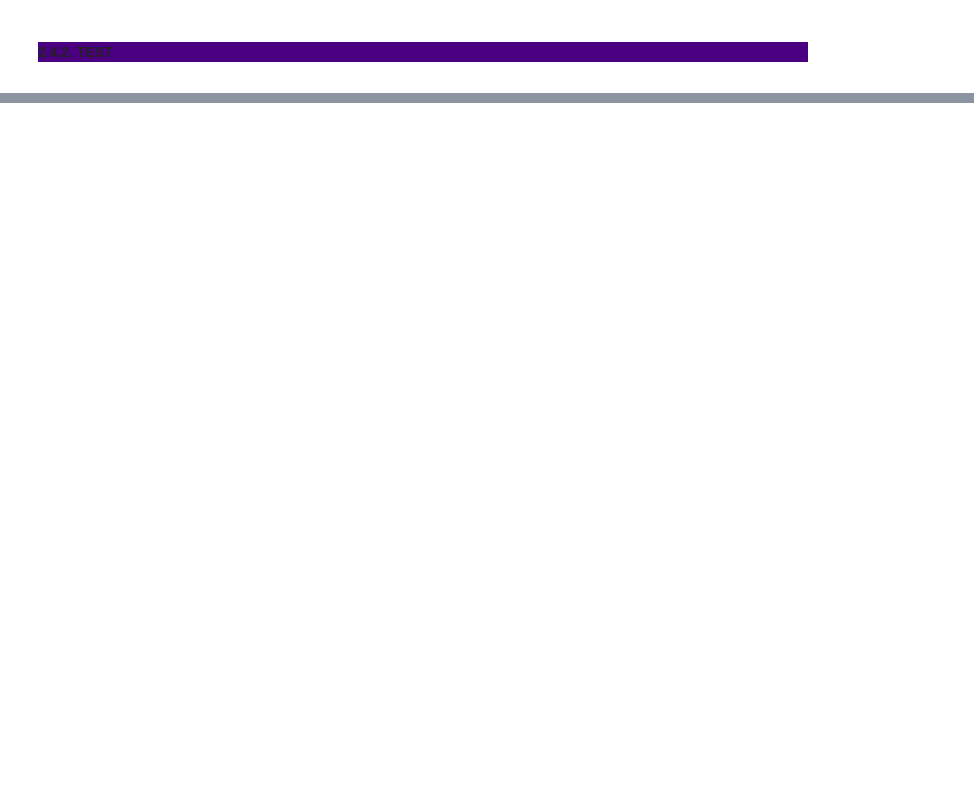
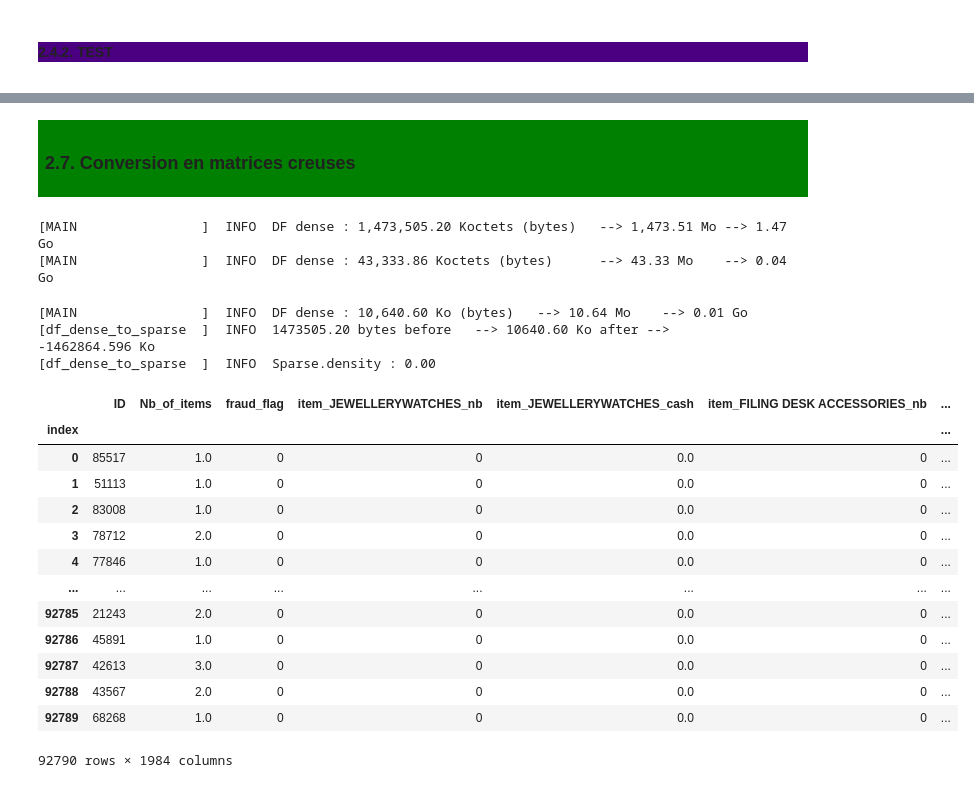
Before and after one commit to aurao22/projet_bnp_paribas_fraudeurs, a Jupyter notebook: bnp_paribas_pre_processing.ipynb, the cells around one changed output, grey strips where cells are left out. Cells and saved outputs as stored; diff of their text form; code cells hidden in the pictures; blank space fills up the shorter version.

```diff
--- a/bnp_paribas_pre_processing.ipynb
+++ b/bnp_paribas_pre_processing.ipynb
@@ -588,0 +264,2 @@ dataset_test_encoded_light
+# %%
+add_item_group = 1
@@ -588,0 +274,13 @@ dataset_test_encoded_light
+# %%
+# 40,4 sec de traitement pour test
+file_name=DATASET_FILES_NAMES.get("dataset_encoded")
+save_file_path = join(data_set_path, file_name_start, file_name)
+
+# 1. Ajouter les groupes pour les items
+if verbose>1: debug(short_name, f"STEP 4 => Group items")
+with_drop= 1 if add_item_group == 2 else 0
+f_name = save_file_path.replace(".csv", f'_groups.csv')
+dataset_encoded = add_item_group_datas_to_features(df=dataset_encoded,data_set_path=f_name, with_drop=with_drop, verbose=verbose)
+if verbose>0:
+    info(short_name, f"STEP 4 => Group items {surligne_text('DONE')}")
+print(dataset_encoded.shape)
@@ -588,0 +398,33 @@ dataset_test_encoded_light
+# %% [markdown]
+<div style="display: flex; background-color: Green; padding: 7px;" >
+
+### 2.7. Conversion en matrices creuses
+</div>
+# %%
+# 0. Etat initial en mémoire
+dataset_encoded_memory = df_memory(df=dataset_encoded, verbose=verbose)
+dataset_test_encoded_memory = df_memory(df=dataset_test_encoded, verbose=verbose)
+# %% [output]
+[MAIN                ]  INFO  DF dense : 1,473,505.20 Koctets (bytes)   --> 1,473.51 Mo --> 1.47 Go
+[MAIN                ]  INFO  DF dense : 43,333.86 Koctets (bytes)      --> 43.33 Mo    --> 0.04 Go
+# %%
+dataset_encoded_sparse1 = df_dense_to_sparse(dataset_encoded, verbose=verbose)
+dataset_encoded_sparse1
+# %% [output]
+[MAIN                ]  INFO  DF dense : 10,640.60 Ko (bytes)   --> 10.64 Mo    --> 0.01 Go
+[df_dense_to_sparse  ]  INFO  1473505.20 bytes before   --> 10640.60 Ko after -->        -1462864.596 Ko
+[df_dense_to_sparse  ]  INFO  Sparse.density : 0.00
+|  | ID | Nb_of_items | fraud_flag | item_JEWELLERYWATCHES_nb | item_JEWELLERYWATCHES_cash | item_FILING DESK ACCESSORIES_nb | ... |
+| index |  |  |  |  |  |  | ... |
+| 0 | 85517 | 1.0 | 0 | 0 | 0.0 | 0 | ... |
+| 1 | 51113 | 1.0 | 0 | 0 | 0.0 | 0 | ... |
+| 2 | 83008 | 1.0 | 0 | 0 | 0.0 | 0 | ... |
+| 3 | 78712 | 2.0 | 0 | 0 | 0.0 | 0 | ... |
+| 4 | 77846 | 1.0 | 0 | 0 | 0.0 | 0 | ... |
+| ... | ... | ... | ... | ... | ... | ... | ... |
+| 92785 | 21243 | 2.0 | 0 | 0 | 0.0 | 0 | ... |
+| 92786 | 45891 | 1.0 | 0 | 0 | 0.0 | 0 | ... |
+| 92787 | 42613 | 3.0 | 0 | 0 | 0.0 | 0 | ... |
+| 92788 | 43567 | 2.0 | 0 | 0 | 0.0 | 0 | ... |
+| 92789 | 68268 | 1.0 | 0 | 0 | 0.0 | 0 | ... |
+92790 rows × 1984 columns
```
Also changed, not shown: parts of 74 cells of this notebook, 1 other file.
